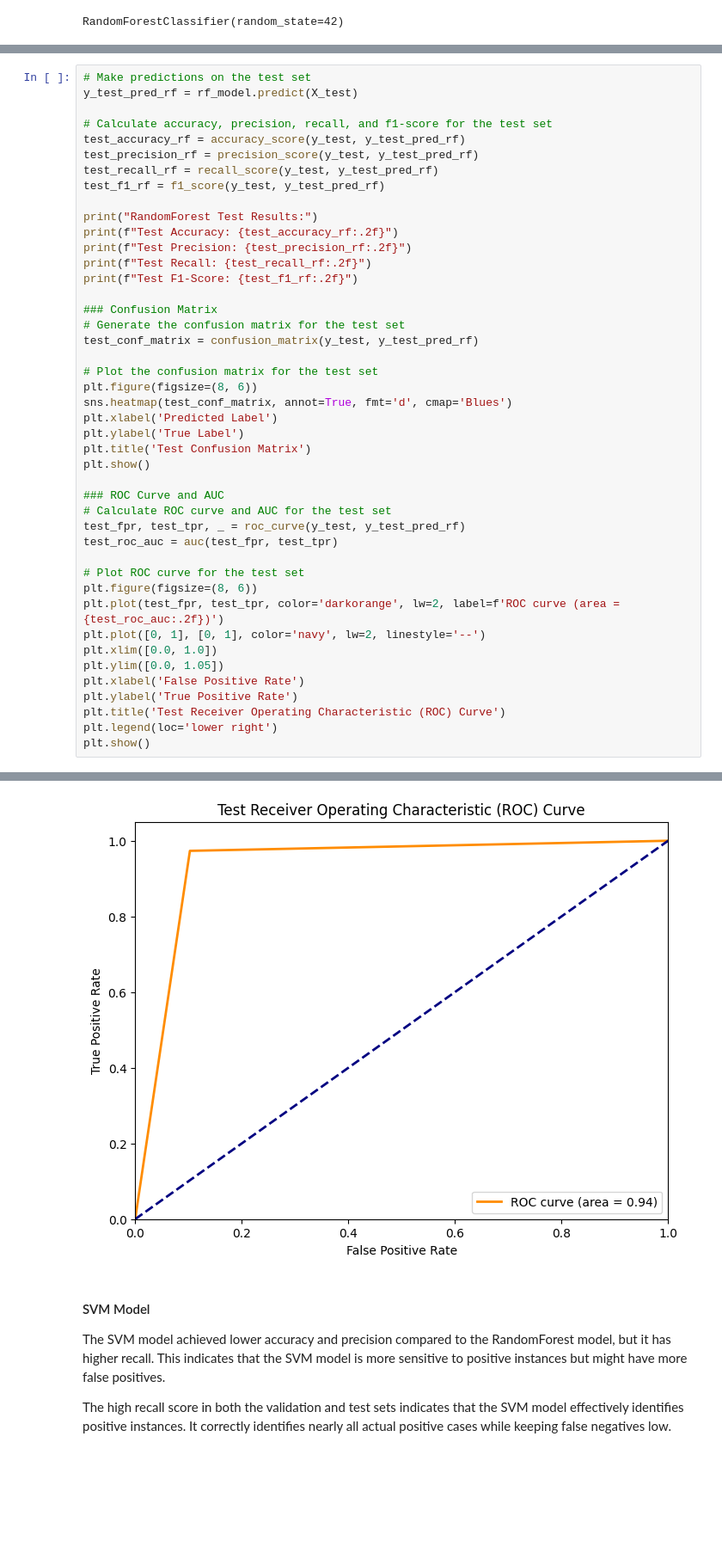
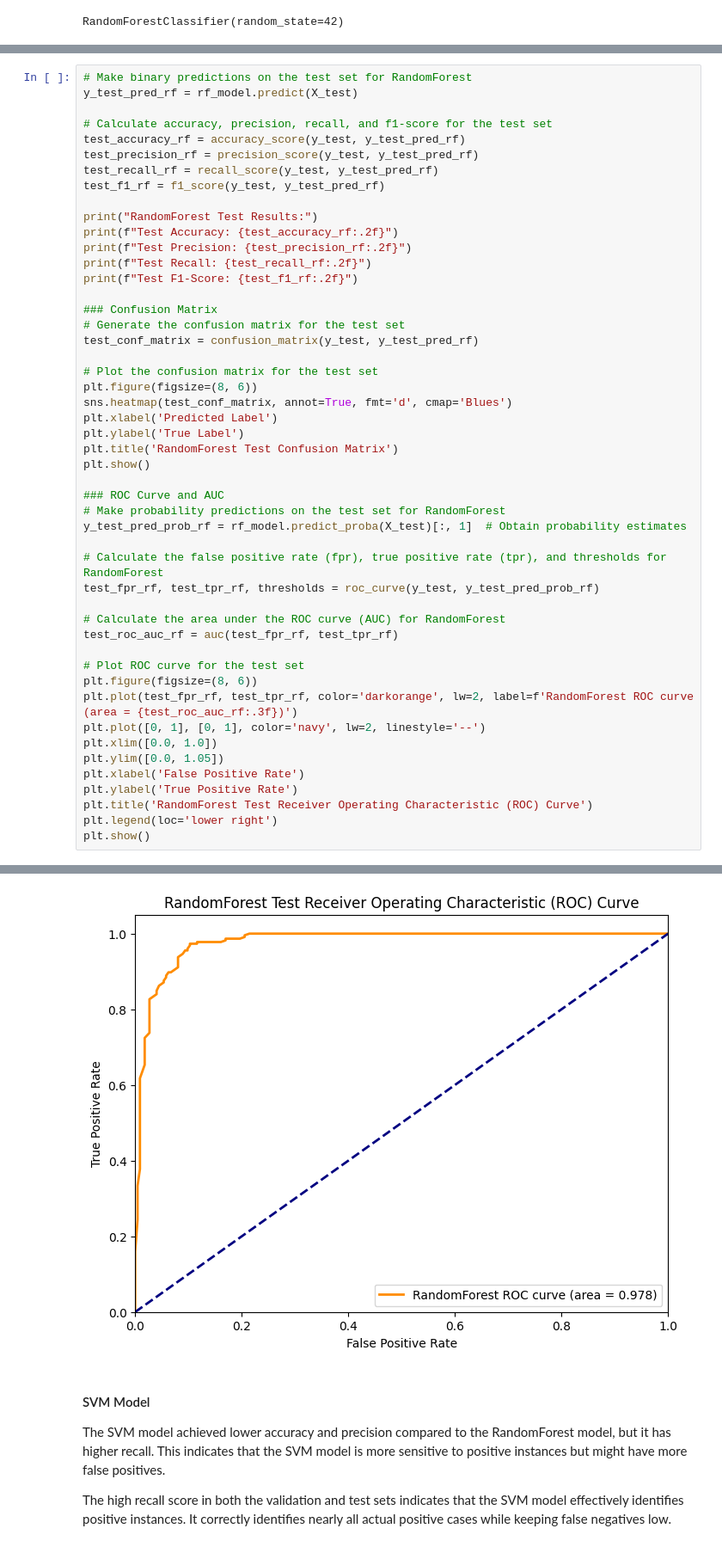
Before and after one commit to ChristianNeitzel/Projeto-Bioinf-PhageAcr, a Jupyter notebook: 5a_code_PhageAcr_ML_cdhit.ipynb, the cells around one changed output, grey strips where cells are left out. Shown at 86% size. Drawn from its saved outputs; the diff is of its cells as text; blank space fills up the shorter version.

```diff
--- a/5a_code_PhageAcr_ML_cdhit.ipynb
+++ b/5a_code_PhageAcr_ML_cdhit.ipynb
@@ -296,5 +308,5 @@ Validation F1-Score: 0.88
 # %%
-# Make predictions on the test set
+# Make binary predictions on the test set for RandomForest
 y_test_pred_rf = rf_model.predict(X_test)
 
 # Calculate accuracy, precision, recall, and f1-score for the test set
@@ -318,23 +330,28 @@ plt.figure(figsize=(8, 6))
 sns.heatmap(test_conf_matrix, annot=True, fmt='d', cmap='Blues')
 plt.xlabel('Predicted Label')
 plt.ylabel('True Label')
-plt.title('Test Confusion Matrix')
+plt.title('RandomForest Test Confusion Matrix')
 plt.show()
 
 ### ROC Curve and AUC
-# Calculate ROC curve and AUC for the test set
-test_fpr, test_tpr, _ = roc_curve(y_test, y_test_pred_rf)
-test_roc_auc = auc(test_fpr, test_tpr)
+# Make probability predictions on the test set for RandomForest
+y_test_pred_prob_rf = rf_model.predict_proba(X_test)[:, 1]  # Obtain probability estimates
+
+# Calculate the false positive rate (fpr), true positive rate (tpr), and thresholds for RandomForest
+test_fpr_rf, test_tpr_rf, thresholds = roc_curve(y_test, y_test_pred_prob_rf)
+
+# Calculate the area under the ROC curve (AUC) for RandomForest
+test_roc_auc_rf = auc(test_fpr_rf, test_tpr_rf)
 
 # Plot ROC curve for the test set
 plt.figure(figsize=(8, 6))
-plt.plot(test_fpr, test_tpr, color='darkorange', lw=2, label=f'ROC curve (area = {test_roc_auc:.2f})')
+plt.plot(test_fpr_rf, test_tpr_rf, color='darkorange', lw=2, label=f'RandomForest ROC curve (area = {test_roc_auc_rf:.3f})')
 plt.plot([0, 1], [0, 1], color='navy', lw=2, linestyle='--')
 plt.xlim([0.0, 1.0])
 plt.ylim([0.0, 1.05])
 plt.xlabel('False Positive Rate')
 plt.ylabel('True Positive Rate')
-plt.title('Test Receiver Operating Characteristic (ROC) Curve')
+plt.title('RandomForest Test Receiver Operating Characteristic (ROC) Curve')
 plt.legend(loc='lower right')
 plt.show()
 # %% [output]
@@ -347,4 +364,4 @@ Test F1-Score: 0.94
-[figure, old version]
+[figure, new version]
 # %% [markdown]
 #### SVM Model
 The SVM model achieved lower accuracy and precision compared to the RandomForest model, but it has higher recall. This indicates that the SVM model is more sensitive to positive instances but might have more false positives.
```
Also changed, not shown: parts of 29 cells of this notebook, 1 other file.
